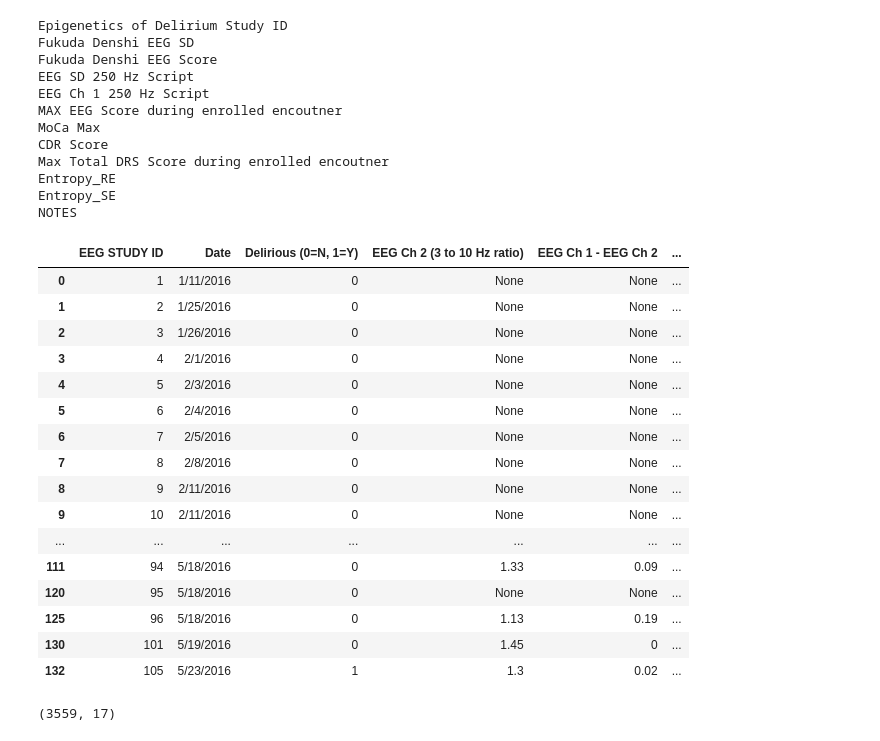
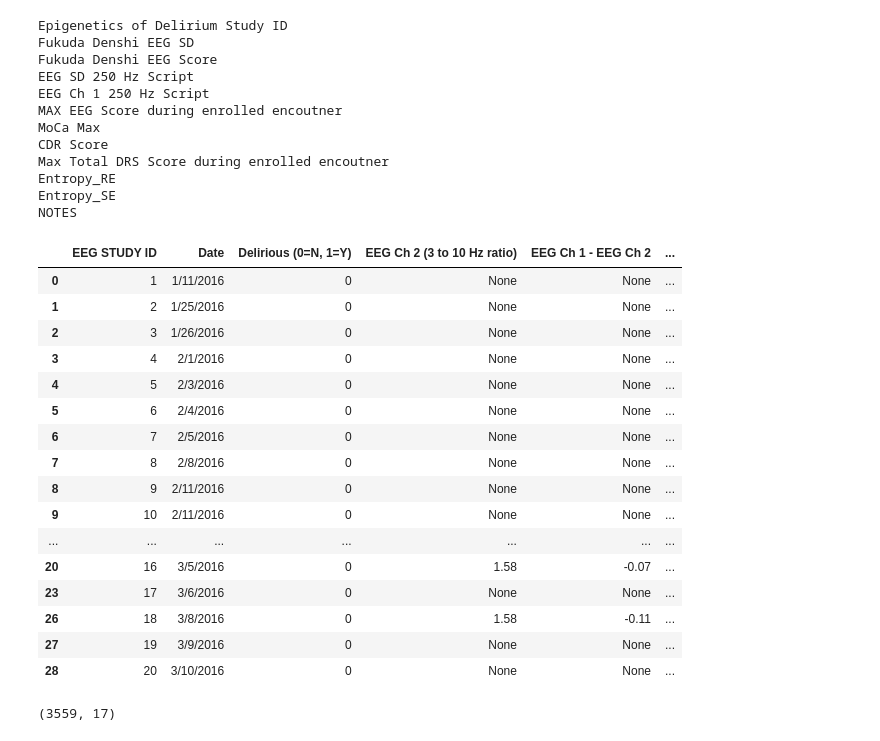
Before and after one commit to TaylorT52/eeg-analysis, a Jupyter notebook: processing.ipynb, the cells around one changed output. Cells and saved outputs as stored; diff of their text form; code cells hidden in the pictures.

```diff
--- a/processing.ipynb
+++ b/processing.ipynb
@@ -85,25 +77,25 @@ Entropy_SE
 NOTES
 # %%
 #result = data with only columns that have over 80% filled + study id, delirious
-df.head(50)
+df.head(20)
 # %% [output]
 |  | EEG STUDY ID | Date | Delirious (0=N, 1=Y) | EEG Ch 2 (3 to 10 Hz ratio) | EEG Ch 1 - EEG Ch 2 | ... |
 | 0 | 1 | 1/11/2016 | 0 | None | None | ... |
 | 1 | 2 | 1/25/2016 | 0 | None | None | ... |
 | 2 | 3 | 1/26/2016 | 0 | None | None | ... |
 | 3 | 4 | 2/1/2016 | 0 | None | None | ... |
 | 4 | 5 | 2/3/2016 | 0 | None | None | ... |
 | 5 | 6 | 2/4/2016 | 0 | None | None | ... |
 | 6 | 7 | 2/5/2016 | 0 | None | None | ... |
 | 7 | 8 | 2/8/2016 | 0 | None | None | ... |
 | 8 | 9 | 2/11/2016 | 0 | None | None | ... |
 | 9 | 10 | 2/11/2016 | 0 | None | None | ... |
 | ... | ... | ... | ... | ... | ... | ... |
-| 111 | 94 | 5/18/2016 | 0 | 1.33 | 0.09 | ... |
-| 120 | 95 | 5/18/2016 | 0 | None | None | ... |
-| 125 | 96 | 5/18/2016 | 0 | 1.13 | 0.19 | ... |
-| 130 | 101 | 5/19/2016 | 0 | 1.45 | 0 | ... |
-| 132 | 105 | 5/23/2016 | 1 | 1.3 | 0.02 | ... |
+| 20 | 16 | 3/5/2016 | 0 | 1.58 | -0.07 | ... |
+| 23 | 17 | 3/6/2016 | 0 | None | None | ... |
+| 26 | 18 | 3/8/2016 | 0 | 1.58 | -0.11 | ... |
+| 27 | 19 | 3/9/2016 | 0 | None | None | ... |
+| 28 | 20 | 3/10/2016 | 0 | None | None | ... |
 # %%
 #end with (3559, 17)
 print(df.shape)
```
Also changed, not shown: parts of 5 cells of this notebook.
